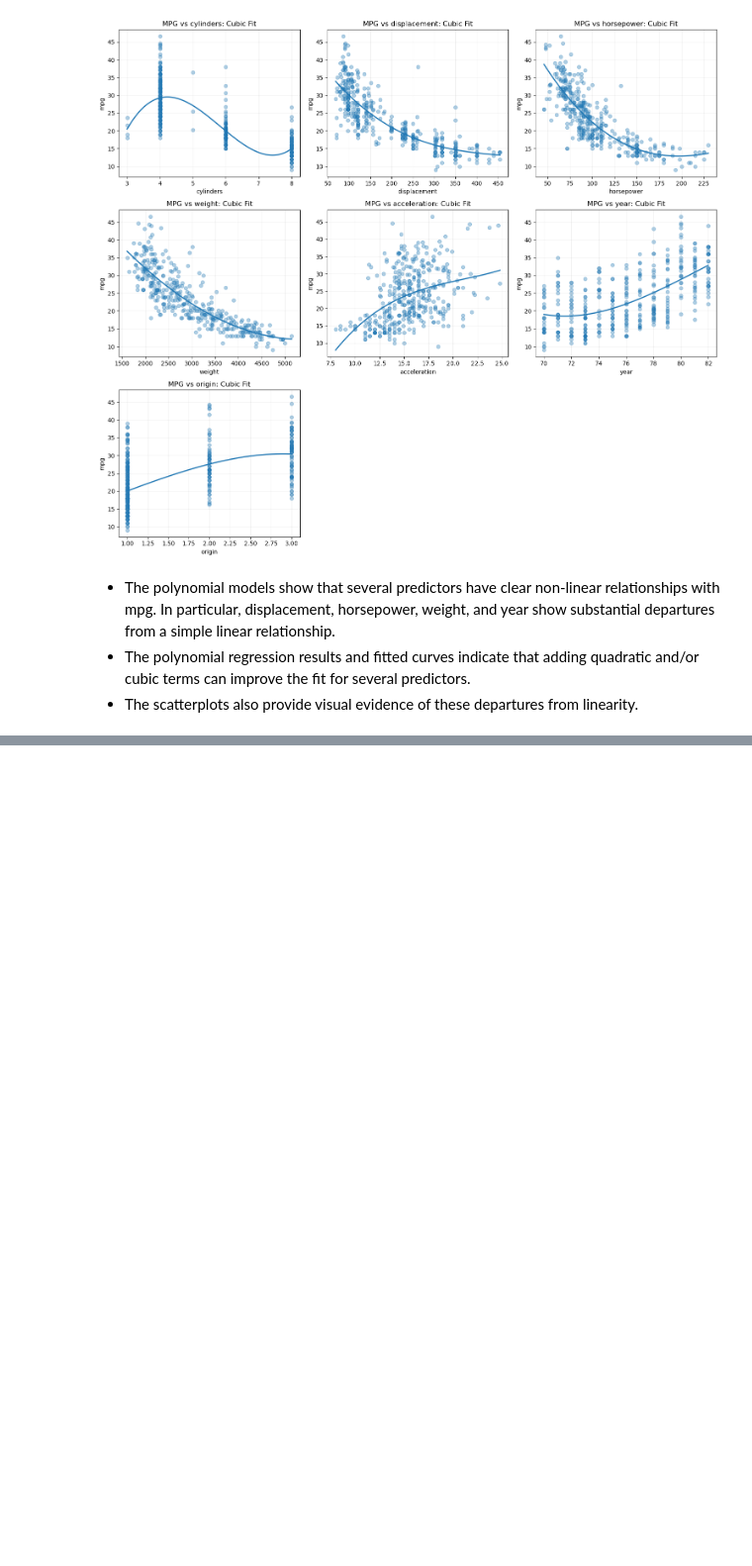
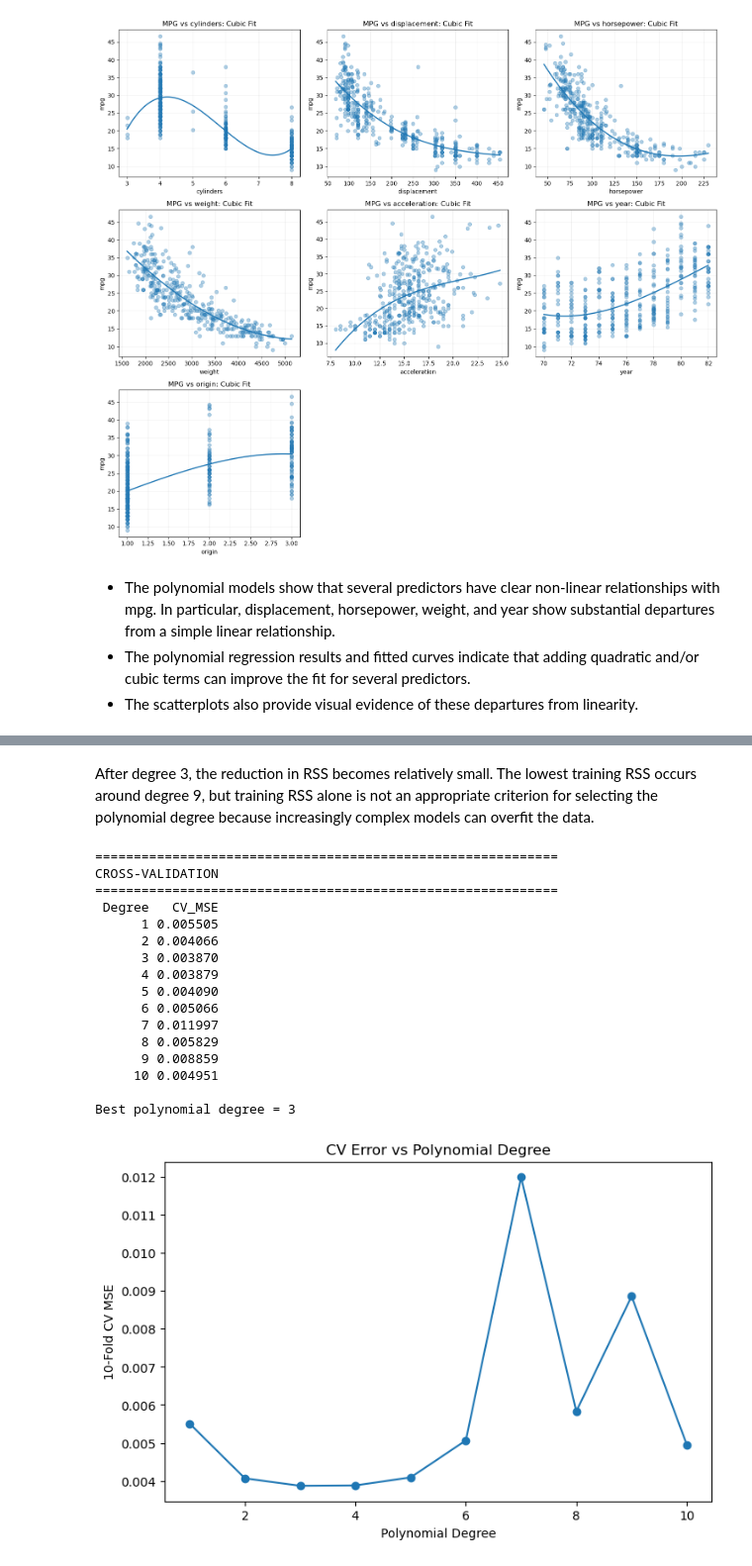
Before and after one commit to sumukha-r/isl-python-solutions, a Jupyter notebook: Chapter07-Moving-Beyond-Linearity/Chapter07-Moving-Beyond-Linearity.ipynb, the cells around one changed output, grey strips where cells are left out. Shown at 99% size. Drawn from its saved outputs; the diff is of its cells as text; code cells hidden in the pictures; blank space fills up the shorter version.

```diff
--- a/Chapter07-Moving-Beyond-Linearity/Chapter07-Moving-Beyond-Linearity.ipynb
+++ b/Chapter07-Moving-Beyond-Linearity/Chapter07-Moving-Beyond-Linearity.ipynb
@@ -424,0 +519,42 @@ and year show substantial departures from a simple linear relationship.
+# %% [markdown]
+After degree 3, the reduction in RSS becomes relatively small. The lowest training RSS occurs around degree 9, but training RSS alone is not an appropriate criterion for selecting the polynomial degree because increasingly complex models can overfit the data.
+# %%
+print("=" * 60)
+print("CROSS-VALIDATION")
+print("=" * 60)
+
+cv_results = []
+for d in range(1, 11):
+    model = make_pipeline(PolynomialFeatures(degree=d, include_bias=False), LinearRegression())
+    mse = -cross_val_score(model, X, y, cv=kf, scoring="neg_mean_squared_error").mean()
+    cv_results.append([d, mse])
+
+cv_df = pd.DataFrame(cv_results, columns=["Degree", "CV_MSE"])
+print(cv_df.to_string(index=False))
+best_degree = int(cv_df.loc[cv_df["CV_MSE"].idxmin(), "Degree"])
+print(f"\nBest polynomial degree = {best_degree}")
+
+plt.figure(figsize=(8, 5))
+plt.plot(cv_df["Degree"], cv_df["CV_MSE"], marker="o")
+plt.xlabel("Polynomial Degree")
+plt.ylabel("10-Fold CV MSE")
+plt.title("CV Error vs Polynomial Degree")
+plt.show()
+# %% [output]
+============================================================
+CROSS-VALIDATION
+============================================================
+ Degree   CV_MSE
+      1 0.005505
+      2 0.004066
+      3 0.003870
+      4 0.003879
+      5 0.004090
+      6 0.005066
+      7 0.011997
+      8 0.005829
+      9 0.008859
+     10 0.004951
+
+Best polynomial degree = 3
+[figure, added]
```
Also changed, not shown: parts of 12 cells of this notebook, 1 other file.
